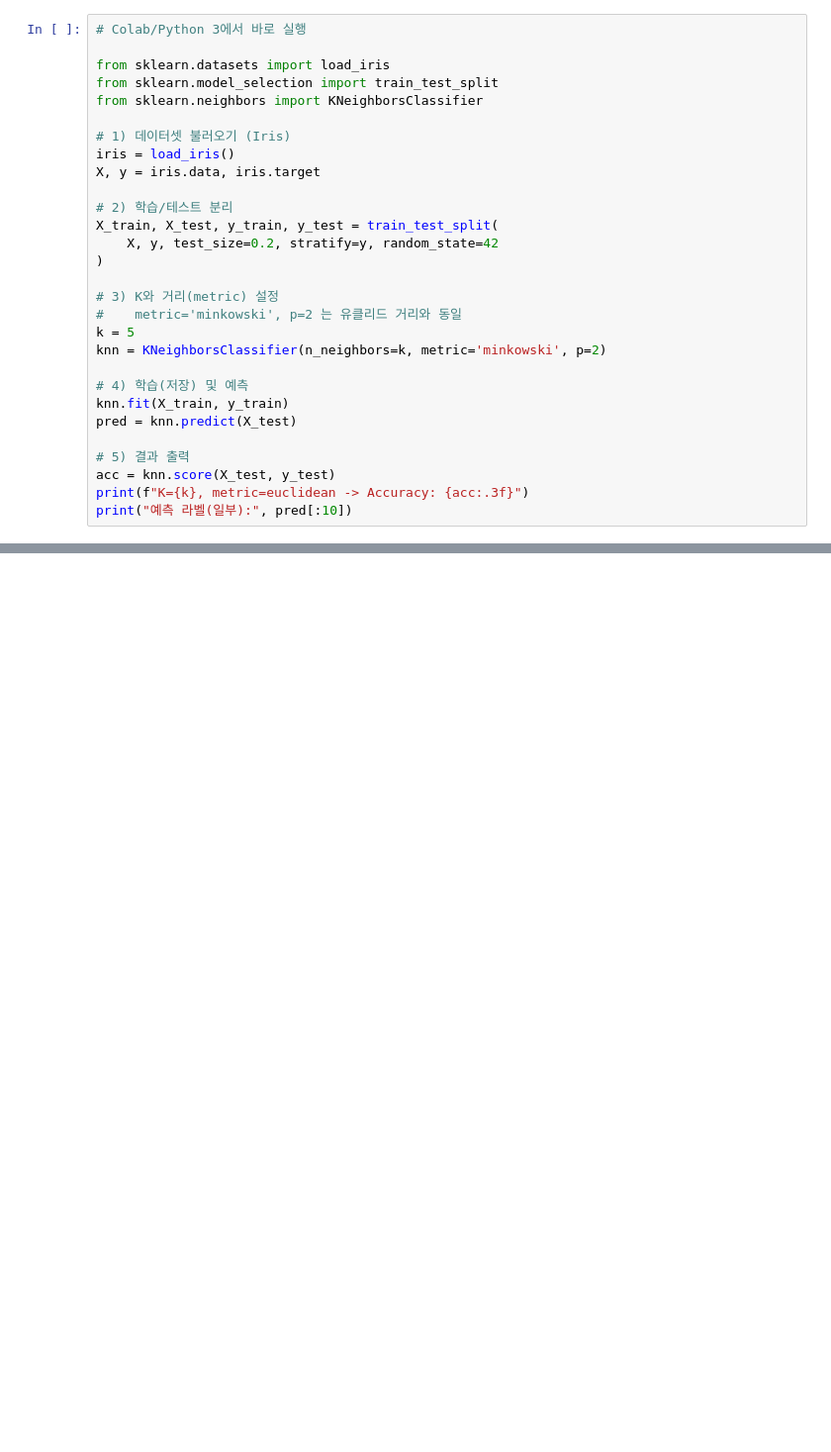
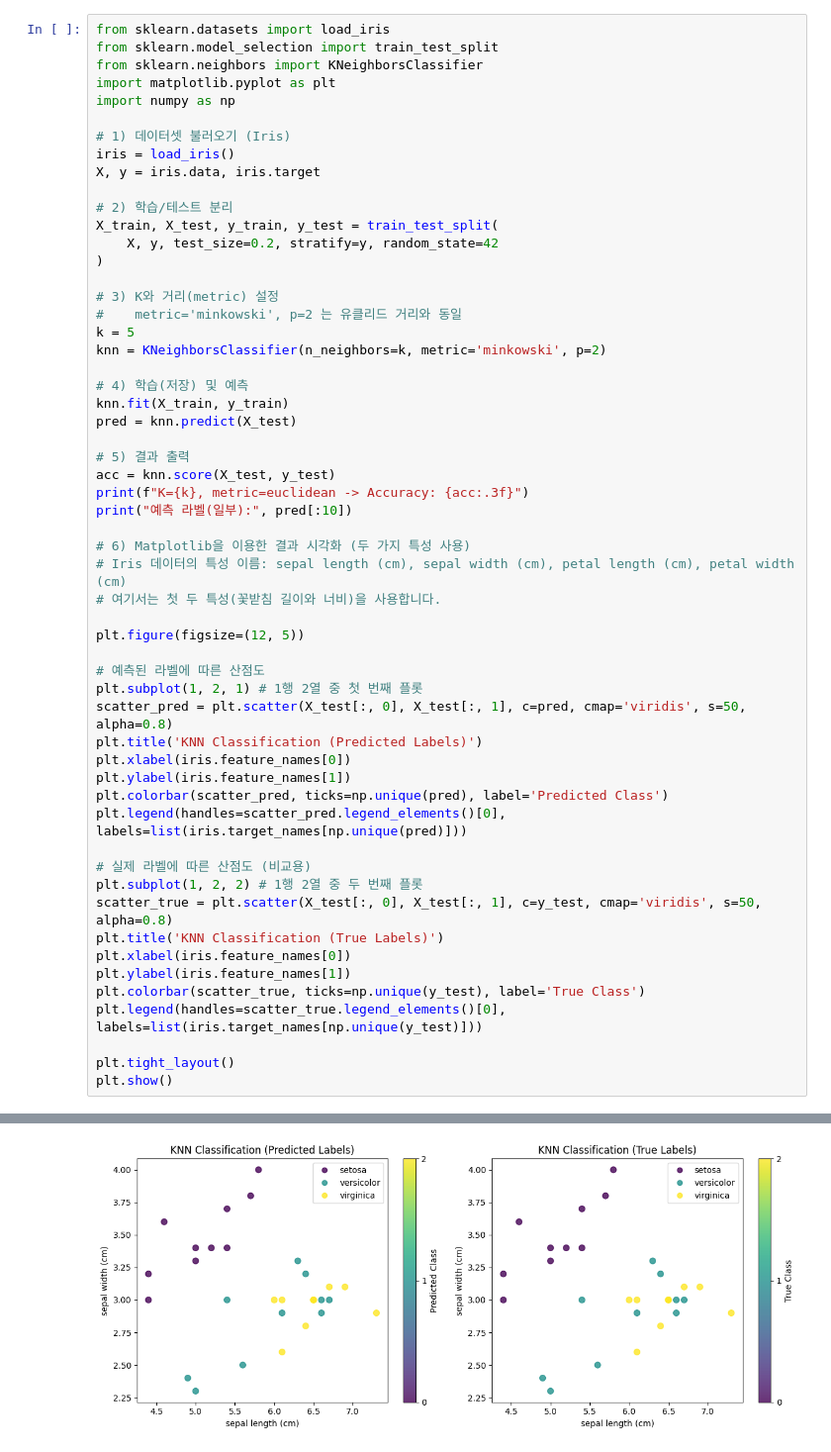
Before and after one commit to leemeem14/datahw, a Jupyter notebook: untitled0.ipynb, the cells around one changed output, grey strips where cells are left out. Shown at 99% size. Saved outputs shown, nothing was run; the diff lists cells and outputs as text; blank space fills up the shorter version.

```diff
--- a/untitled0.ipynb
+++ b/untitled0.ipynb
@@ -1,11 +1,11 @@
 # %% [markdown]
 <a href="https://colab.research.google.com/github/leemeem14/datahw/blob/main/untitled0.ipynb" target="_parent"><img src="https://colab.research.google.com/assets/colab-badge.svg" alt="Open In Colab"/></a>
 # %%
-# Colab/Python 3에서 바로 실행
-
 from sklearn.datasets import load_iris
 from sklearn.model_selection import train_test_split
 from sklearn.neighbors import KNeighborsClassifier
+import matplotlib.pyplot as plt
+import numpy as np
 
 # 1) 데이터셋 불러오기 (Iris)
 iris = load_iris()
@@ -29,3 +29,31 @@ pred = knn.predict(X_test)
 acc = knn.score(X_test, y_test)
 print(f"K={k}, metric=euclidean -> Accuracy: {acc:.3f}")
 print("예측 라벨(일부):", pred[:10])
+
+# 6) Matplotlib을 이용한 결과 시각화 (두 가지 특성 사용)
+# Iris 데이터의 특성 이름: sepal length (cm), sepal width (cm), petal length (cm), petal width (cm)
+# 여기서는 첫 두 특성(꽃받침 길이와 너비)을 사용합니다.
+
+plt.figure(figsize=(12, 5))
+
+# 예측된 라벨에 따른 산점도
+plt.subplot(1, 2, 1) # 1행 2열 중 첫 번째 플롯
+scatter_pred = plt.scatter(X_test[:, 0], X_test[:, 1], c=pred, cmap='viridis', s=50, alpha=0.8)
+plt.title('KNN Classification (Predicted Labels)')
+plt.xlabel(iris.feature_names[0])
+plt.ylabel(iris.feature_names[1])
+plt.colorbar(scatter_pred, ticks=np.unique(pred), label='Predicted Class')
+plt.legend(handles=scatter_pred.legend_elements()[0], labels=list(iris.target_names[np.unique(pred)]))
+
+# 실제 라벨에 따른 산점도 (비교용)
+plt.subplot(1, 2, 2) # 1행 2열 중 두 번째 플롯
+scatter_true = plt.scatter(X_test[:, 0], X_test[:, 1], c=y_test, cmap='viridis', s=50, alpha=0.8)
+plt.title('KNN Classification (True Labels)')
+plt.xlabel(iris.feature_names[0])
+plt.ylabel(iris.feature_names[1])
+plt.colorbar(scatter_true, ticks=np.unique(y_test), label='True Class')
+plt.legend(handles=scatter_true.legend_elements()[0], labels=list(iris.target_names[np.unique(y_test)]))
+
+plt.tight_layout()
+plt.show()
+# %% [output]
@@ -32,3 +62,4 @@ print("예측 라벨(일부):", pred[:10])
+[figure, added]
 # %%
 # Colab: 런타임 유형(Python 3)에서 바로 실행 가능
 #K-means
```
Also changed, not shown: parts of 3 cells of this notebook.
